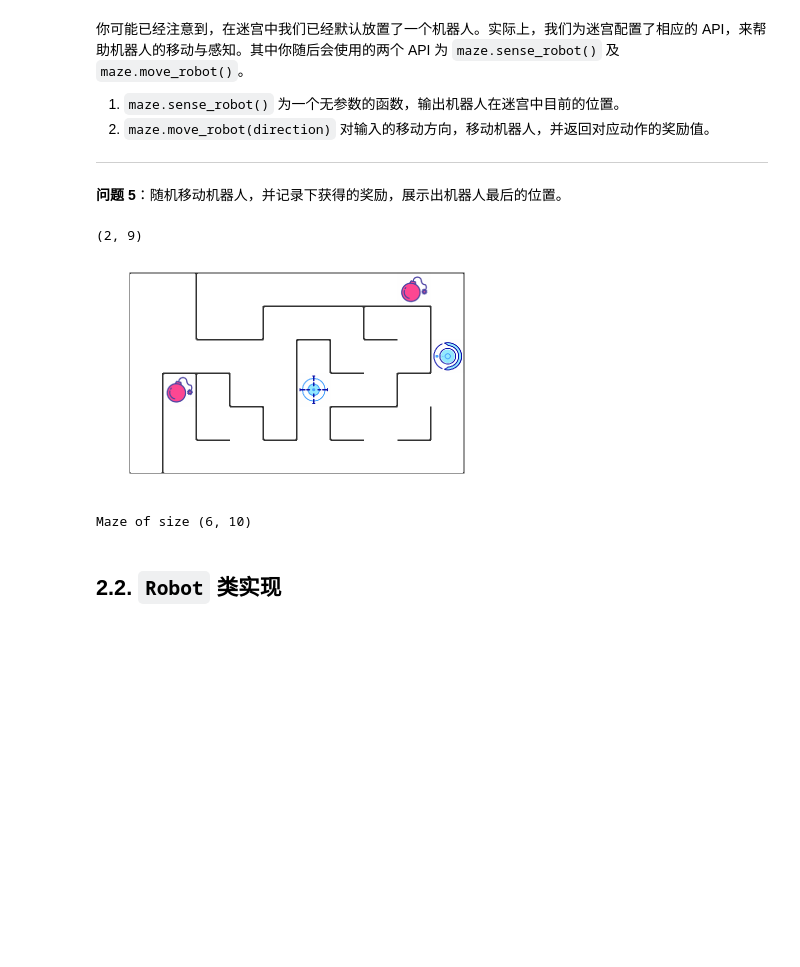
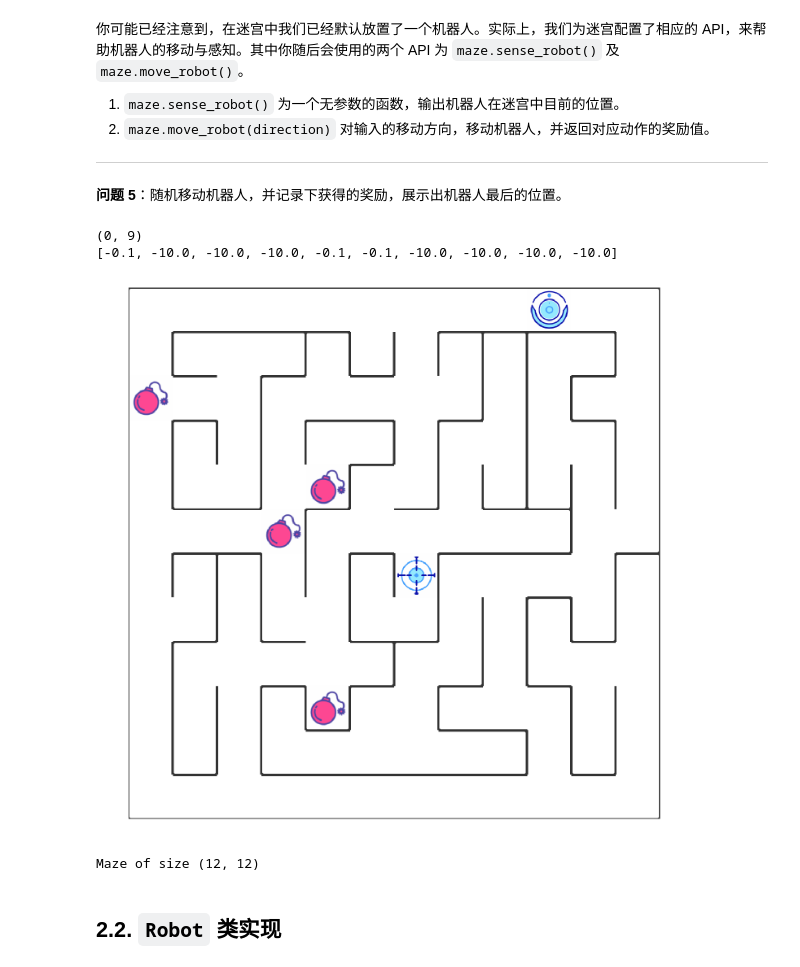
Before and after one commit to magiczjp123/MLND_CN_P5_Reinforcement_Learning, a Jupyter notebook: robot_maze.ipynb, the cells around one changed output. Saved outputs shown, nothing was run; the diff lists cells and outputs as text; code cells hidden in the pictures; blank space fills up the shorter version.

```diff
--- a/robot_maze.ipynb
+++ b/robot_maze.ipynb
@@ -167,6 +161,6 @@ from Maze import Maze
 %config InlineBackend.figure_format = 'retina'
 
 ## todo: 创建迷宫并展示
-g = Maze(maze_size = (6, 10), trap_number = 2)
+g = Maze(maze_size = (12, 12), trap_number = 4)
 g
 # %% [output]
@@ -186,21 +180,24 @@ Maze of size (6, 10)
 # %%
 rewards = []
 actions = ['u','r','d','l']
 
 ## 循环、随机移动机器人10次，记录下奖励
 for i in range(10):
     action = actions[random.randint(0,3)]
     g.move_robot(action)
+    reward = g.move_robot(action)
+    rewards.append(reward)
 
 ## 输出机器人最后的位置
 print(g.sense_robot())
-
+print(rewards)
 ## 打印迷宫，观察机器人位置
 g
 # %% [output]
-(2, 9)
+(0, 9)
+[-0.1, -10.0, -10.0, -10.0, -0.1, -0.1, -10.0, -10.0, -10.0, -10.0]
-[figure, old version]
+[figure, new version]
-Maze of size (6, 10)
+Maze of size (12, 12)
 # %% [markdown]
 ## 2.2. `Robot` 类实现
 # %% [markdown]
```
Also changed, not shown: parts of 8 cells of this notebook, 2 other files.
